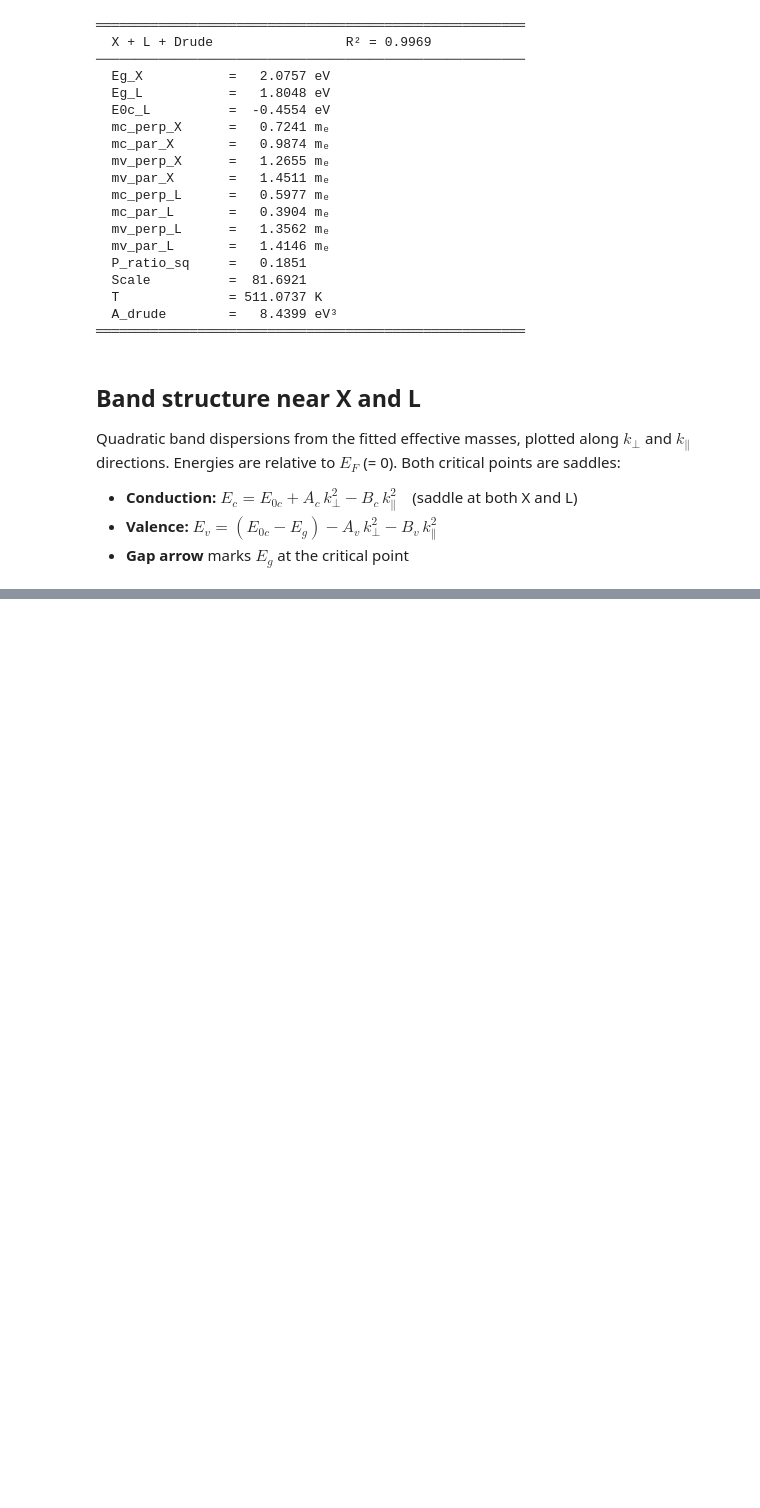
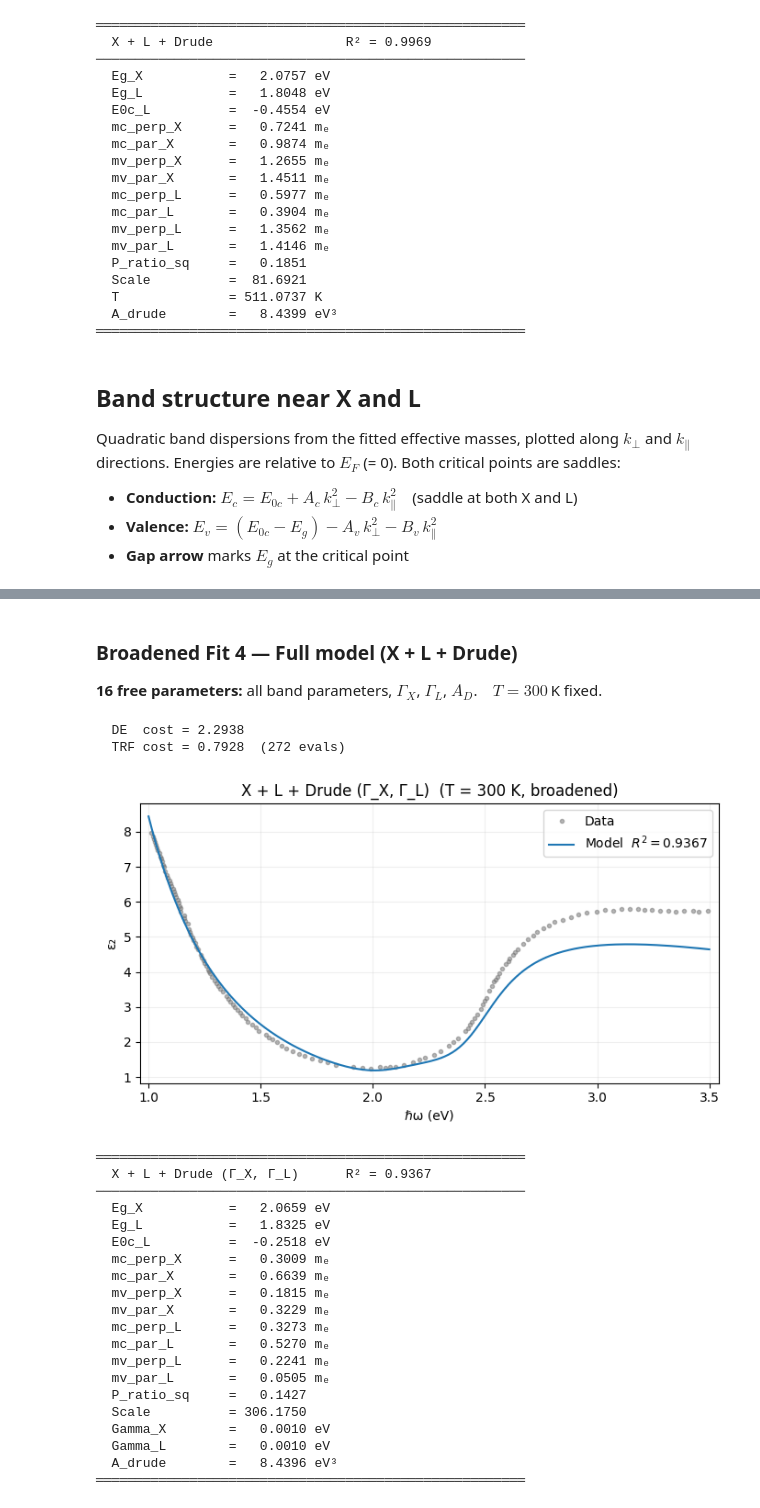
Before and after one commit to shpigelben/metal_photoluminescence, a Jupyter notebook: code/main/3_RoseiAnalysis.ipynb, the cells around one changed output, grey strips where cells are left out. Saved outputs shown, nothing was run; the diff lists cells and outputs as text; code cells hidden in the pictures; blank space fills up the shorter version.

```diff
--- a/code/main/3_RoseiAnalysis.ipynb
+++ b/code/main/3_RoseiAnalysis.ipynb
@@ -389,0 +587,36 @@ L:  E0c = -0.851 eV,  E0v = -2.264 eV,  Eg = 1.412 eV
+# %% [markdown]
+### Broadened Fit 4 — Full model (X + L + Drude)
+
+**16 free parameters:** all band parameters, $\Gamma_X$, $\Gamma_L$, $A_D$. &ensp; $T = 300\,$K fixed.
+# %%
+keys_XLD_br = ['Eg_X', 'Eg_L', 'E0c_L',
+               'mc_perp_X', 'mc_par_X', 'mv_perp_X', 'mv_par_X',
+               'mc_perp_L', 'mc_par_L', 'mv_perp_L', 'mv_par_L',
+               'P_ratio_sq', 'Scale', 'Gamma_X', 'Gamma_L', 'A_drude']
+best_XLD_br = run_fit_broadened(data_XLD, 'XLD', keys_XLD_br, defaults_br, maxiter_de=200)
+e2_XLD_br = compute_model_broadened(best_XLD_br, hw_ext, hw)[3]
+plot_panel_br(data_XLD, e2_XLD_br, "X + L + Drude (Γ_X, Γ_L)", best_XLD_br, keys_XLD_br)
+# %% [output]
+  DE  cost = 2.2938
+  TRF cost = 0.7928  (272 evals)
+[figure, added]
+═══════════════════════════════════════════════════════
+  X + L + Drude (Γ_X, Γ_L)      R² = 0.9367
+───────────────────────────────────────────────────────
+  Eg_X           =   2.0659 eV
+  Eg_L           =   1.8325 eV
+  E0c_L          =  -0.2518 eV
+  mc_perp_X      =   0.3009 mₑ
+  mc_par_X       =   0.6639 mₑ
+  mv_perp_X      =   0.1815 mₑ
+  mv_par_X       =   0.3229 mₑ
+  mc_perp_L      =   0.3273 mₑ
+  mc_par_L       =   0.5270 mₑ
+  mv_perp_L      =   0.2241 mₑ
+  mv_par_L       =   0.0505 mₑ
+  P_ratio_sq     =   0.1427
+  Scale          = 306.1750
+  Gamma_X        =   0.0010 eV
+  Gamma_L        =   0.0010 eV
+  A_drude        =   8.4396 eV³
+═══════════════════════════════════════════════════════
```
Also changed, not shown: parts of 10 cells of this notebook, 2 other files.
